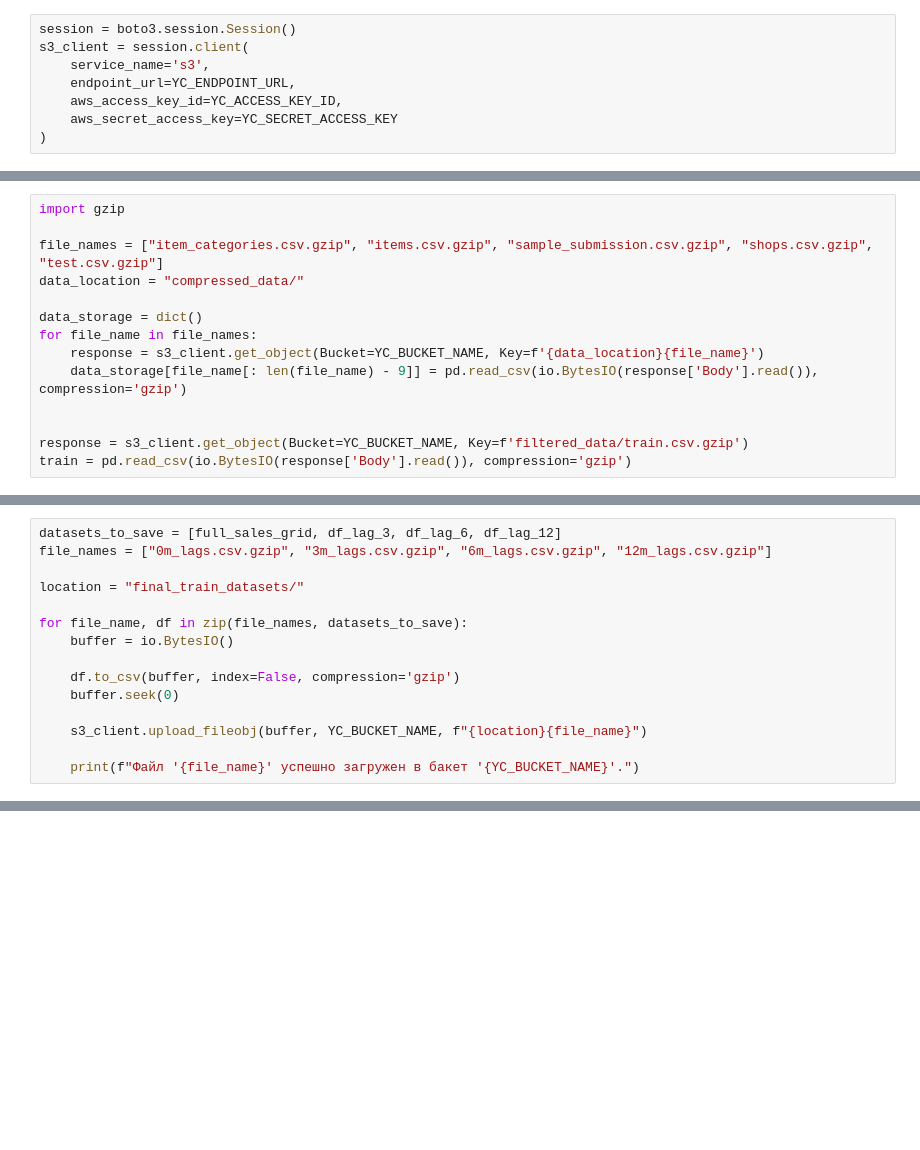
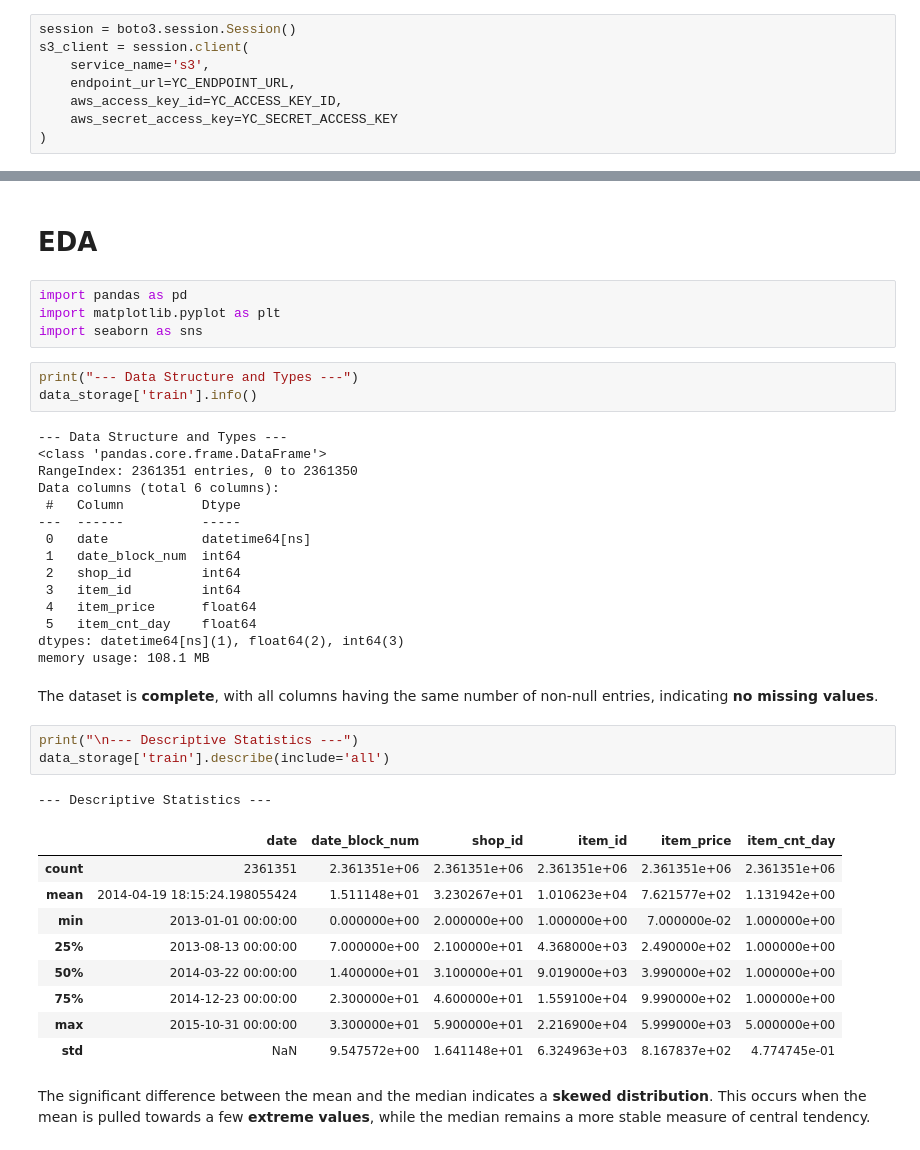
Before and after one commit to ffjjzz/InnowiseInternship, a Jupyter notebook: notebooks/EDA.ipynb, the cells around one changed output, grey strips where cells are left out. Drawn from its saved outputs; the diff is of its cells as text; blank space fills up the shorter version.

```diff
--- a/notebooks/EDA.ipynb
+++ b/notebooks/EDA.ipynb
@@ -24,14 +23,0 @@ s3_client = session.client(
-# %%
-import gzip
-
-file_names = ["item_categories.csv.gzip", "items.csv.gzip", "sample_submission.csv.gzip", "shops.csv.gzip", "test.csv.gzip"]
-data_location = "compressed_data/"
-
-data_storage = dict()
-for file_name in file_names:
-    response = s3_client.get_object(Bucket=YC_BUCKET_NAME, Key=f'{data_location}{file_name}')
-    data_storage[file_name[: len(file_name) - 9]] = pd.read_csv(io.BytesIO(response['Body'].read()), compression='gzip')
-
-
-response = s3_client.get_object(Bucket=YC_BUCKET_NAME, Key=f'filtered_data/train.csv.gzip')
-train = pd.read_csv(io.BytesIO(response['Body'].read()), compression='gzip')
@@ -258,15 +23,0 @@ df_lag_12 = create_lags(full_sales_grid, 12)
-# %%
-datasets_to_save = [full_sales_grid, df_lag_3, df_lag_6, df_lag_12]
-file_names = ["0m_lags.csv.gzip", "3m_lags.csv.gzip", "6m_lags.csv.gzip", "12m_lags.csv.gzip"]
-
-location = "final_train_datasets/"
-
-for file_name, df in zip(file_names, datasets_to_save):
-    buffer = io.BytesIO()
-
-    df.to_csv(buffer, index=False, compression='gzip')
-    buffer.seek(0)
-
-    s3_client.upload_fileobj(buffer, YC_BUCKET_NAME, f"{location}{file_name}")
-
-    print(f"Файл '{file_name}' успешно загружен в бакет '{YC_BUCKET_NAME}'.")
@@ -277,0 +36,42 @@ for file_name, df in zip(file_names, datasets_to_save):
+# %% [markdown]
+# EDA
+# %%
+import pandas as pd
+import matplotlib.pyplot as plt
+import seaborn as sns
+# %%
+print("--- Data Structure and Types ---")
+data_storage['train'].info()
+# %% [output]
+--- Data Structure and Types ---
+<class 'pandas.core.frame.DataFrame'>
+RangeIndex: 2361351 entries, 0 to 2361350
+Data columns (total 6 columns):
+ #   Column          Dtype
+---  ------          -----
+ 0   date            datetime64[ns]
+ 1   date_block_num  int64
+ 2   shop_id         int64
+ 3   item_id         int64
+ 4   item_price      float64
+ 5   item_cnt_day    float64
+dtypes: datetime64[ns](1), float64(2), int64(3)
+memory usage: 108.1 MB
+# %% [markdown]
+The dataset is **complete**, with all columns having the same number of non-null entries, indicating **no missing values**.
+# %%
+print("\n--- Descriptive Statistics ---")
+data_storage['train'].describe(include='all')
+# %% [output]
+--- Descriptive Statistics ---
+|  | date | date_block_num | shop_id | item_id | item_price | item_cnt_day |
+| count | 2361351 | 2.361351e+06 | 2.361351e+06 | 2.361351e+06 | 2.361351e+06 | 2.361351e+06 |
+| mean | 2014-04-19 18:15:24.198055424 | 1.511148e+01 | 3.230267e+01 | 1.010623e+04 | 7.621577e+02 | 1.131942e+00 |
+| min | 2013-01-01 00:00:00 | 0.000000e+00 | 2.000000e+00 | 1.000000e+00 | 7.000000e-02 | 1.000000e+00 |
+| 25% | 2013-08-13 00:00:00 | 7.000000e+00 | 2.100000e+01 | 4.368000e+03 | 2.490000e+02 | 1.000000e+00 |
+| 50% | 2014-03-22 00:00:00 | 1.400000e+01 | 3.100000e+01 | 9.019000e+03 | 3.990000e+02 | 1.000000e+00 |
+| 75% | 2014-12-23 00:00:00 | 2.300000e+01 | 4.600000e+01 | 1.559100e+04 | 9.990000e+02 | 1.000000e+00 |
+| max | 2015-10-31 00:00:00 | 3.300000e+01 | 5.900000e+01 | 2.216900e+04 | 5.999000e+03 | 5.000000e+00 |
+| std | NaN | 9.547572e+00 | 1.641148e+01 | 6.324963e+03 | 8.167837e+02 | 4.774745e-01 |
+# %% [markdown]
+The significant difference between the mean and the median indicates a **skewed distribution**. This occurs when the mean is pulled towards a few **extreme values**, while the median remains a more stable measure of central tendency.
```
Also changed, not shown: parts of 45 cells of this notebook.
